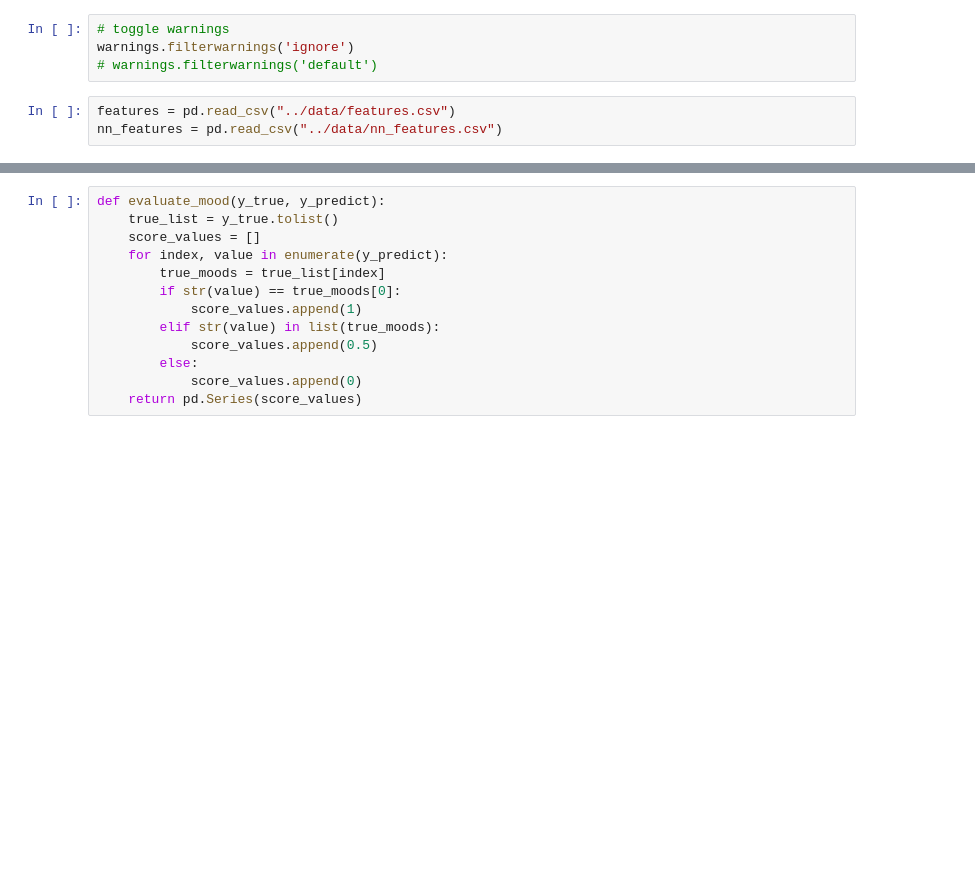
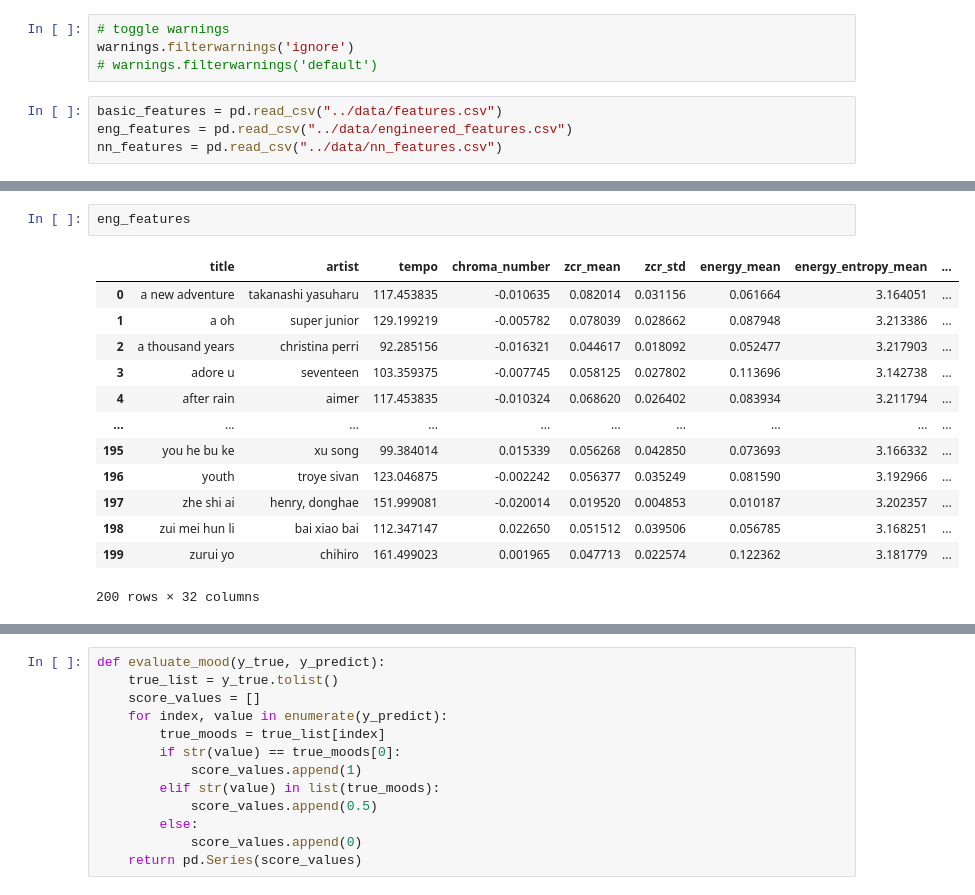
Before and after one commit to sherleywang/moody_playlist, a Jupyter notebook: models/training_models.ipynb, the cells around one changed output, grey strips where cells are left out. Cells and saved outputs as stored; diff of their text form; blank space fills up the shorter version.

Commit message:
downsampled raw features, generated models with engineered features, created stack classifier and made html generator script

```diff
--- a/models/training_models.ipynb
+++ b/models/training_models.ipynb
@@ -20,5 +21,6 @@ from sklearn import neural_network
 warnings.filterwarnings('ignore')
 # warnings.filterwarnings('default')
 # %%
-features = pd.read_csv("../data/features.csv")
+basic_features = pd.read_csv("../data/features.csv")
+eng_features = pd.read_csv("../data/engineered_features.csv")
 nn_features = pd.read_csv("../data/nn_features.csv")
@@ -47,0 +67,16 @@ Raw features match.
+# %%
+eng_features
+# %% [output]
+|  | title | artist | tempo | chroma_number | zcr_mean | zcr_std | energy_mean | energy_entropy_mean | ... |
+| 0 | a new adventure | takanashi yasuharu | 117.453835 | -0.010635 | 0.082014 | 0.031156 | 0.061664 | 3.164051 | ... |
+| 1 | a oh | super junior | 129.199219 | -0.005782 | 0.078039 | 0.028662 | 0.087948 | 3.213386 | ... |
+| 2 | a thousand years | christina perri | 92.285156 | -0.016321 | 0.044617 | 0.018092 | 0.052477 | 3.217903 | ... |
+| 3 | adore u | seventeen | 103.359375 | -0.007745 | 0.058125 | 0.027802 | 0.113696 | 3.142738 | ... |
+| 4 | after rain | aimer | 117.453835 | -0.010324 | 0.068620 | 0.026402 | 0.083934 | 3.211794 | ... |
+| ... | ... | ... | ... | ... | ... | ... | ... | ... | ... |
+| 195 | you he bu ke | xu song | 99.384014 | 0.015339 | 0.056268 | 0.042850 | 0.073693 | 3.166332 | ... |
+| 196 | youth | troye sivan | 123.046875 | -0.002242 | 0.056377 | 0.035249 | 0.081590 | 3.192966 | ... |
+| 197 | zhe shi ai | henry, donghae | 151.999081 | -0.020014 | 0.019520 | 0.004853 | 0.010187 | 3.202357 | ... |
+| 198 | zui mei hun li | bai xiao bai | 112.347147 | 0.022650 | 0.051512 | 0.039506 | 0.056785 | 3.168251 | ... |
+| 199 | zurui yo | chihiro | 161.499023 | 0.001965 | 0.047713 | 0.022574 | 0.122362 | 3.181779 | ... |
+200 rows × 32 columns
```
Also changed, not shown: parts of 42 cells of this notebook, 7 other files.
